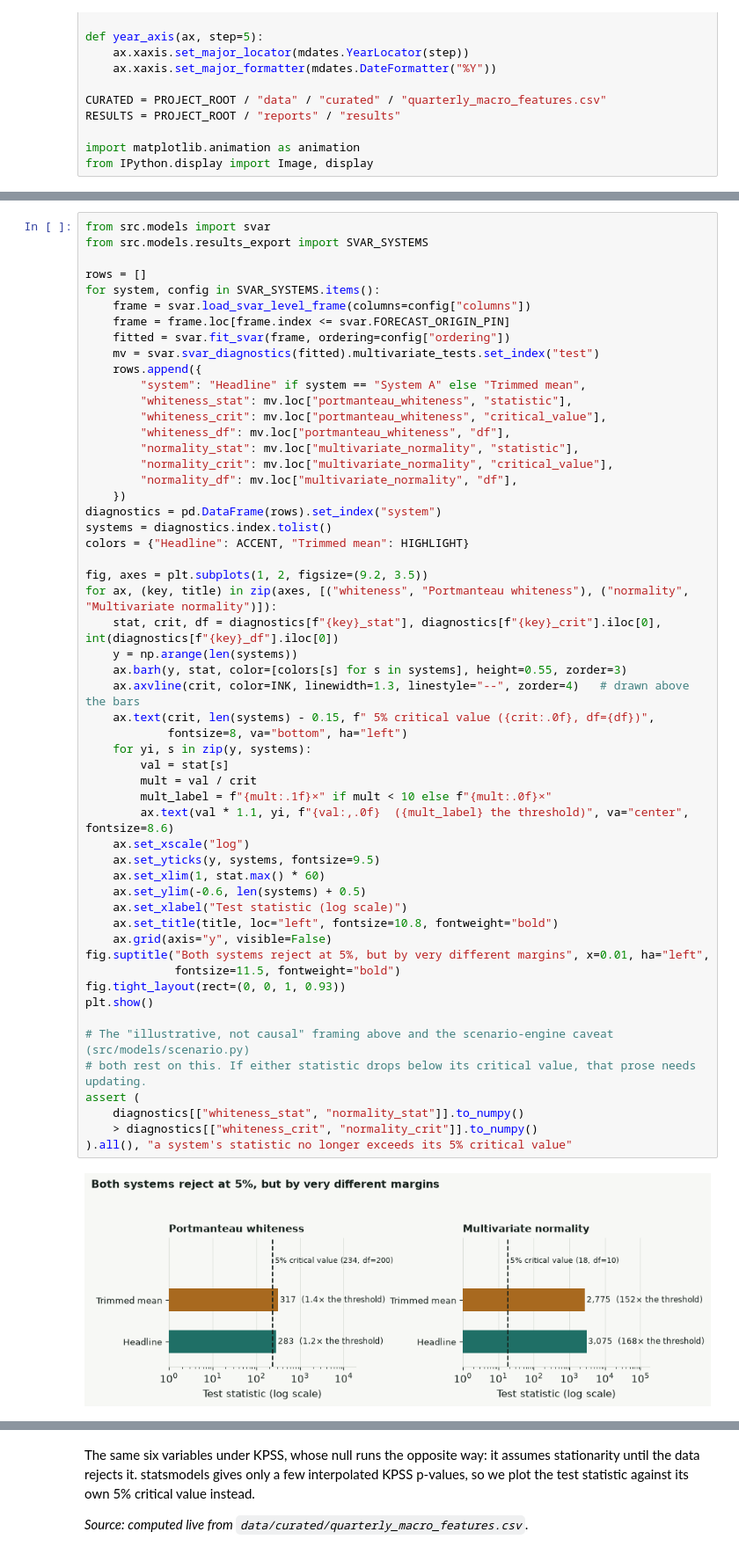
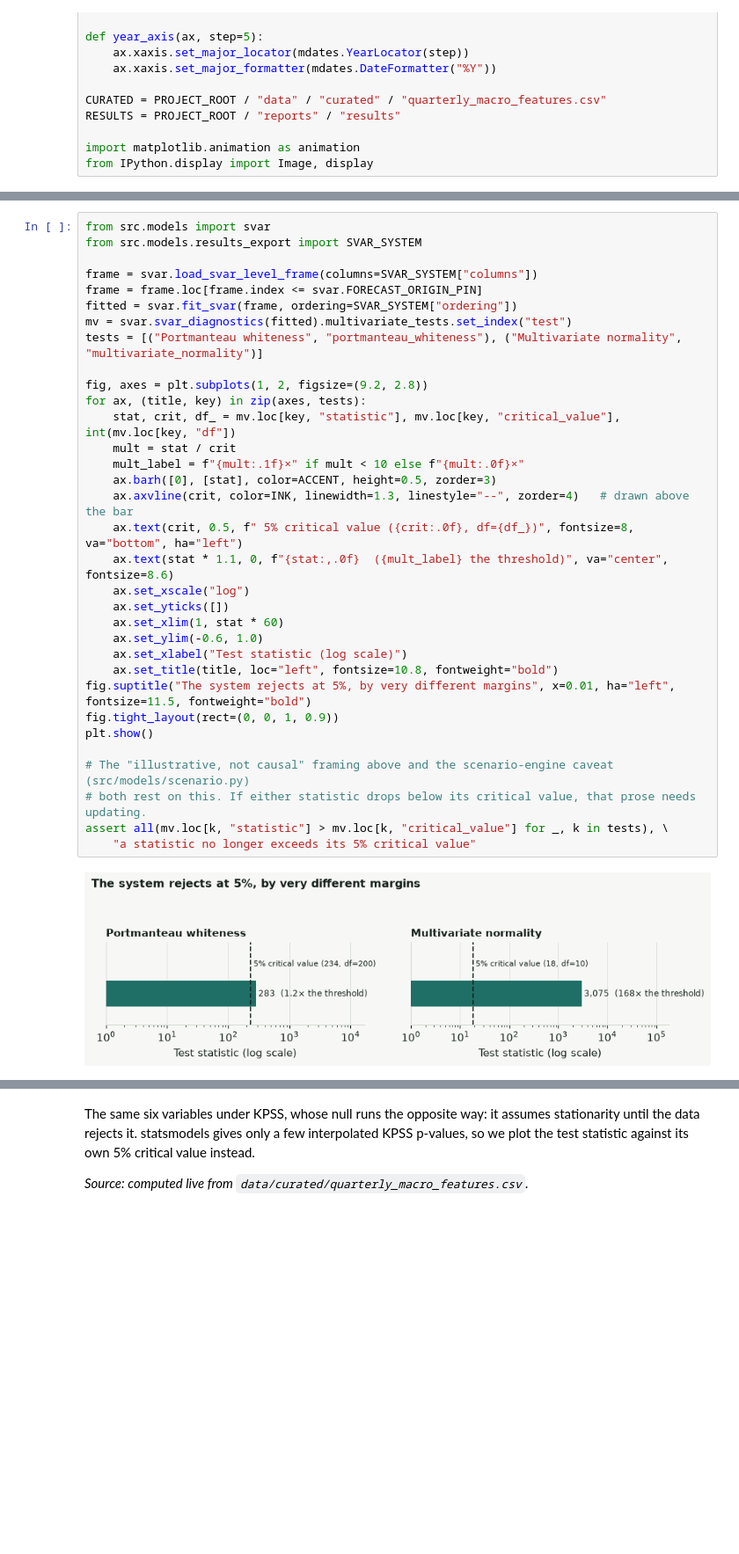
Before and after one commit to JuanVu1810/Australian-CPI-Forecast, a Jupyter notebook: book/australian_cpi_forecasting/04_modeling/44_svar.ipynb, the cells around one changed output, grey strips where cells are left out. Shown at 88% size. Saved outputs shown, nothing was run; the diff lists cells and outputs as text; blank space fills up the shorter version.

```diff
--- a/book/australian_cpi_forecasting/04_modeling/44_svar.ipynb
+++ b/book/australian_cpi_forecasting/04_modeling/44_svar.ipynb
@@ -60,58 +60,37 @@ The two failures aren't equally serious. The chart plots each test statistic aga
 *Source: `src/models/svar.py::svar_diagnostics`, computed live.*
 # %%
 from src.models import svar
-from src.models.results_export import SVAR_SYSTEMS
+from src.models.results_export import SVAR_SYSTEM
 
-rows = []
-for system, config in SVAR_SYSTEMS.items():
-    frame = svar.load_svar_level_frame(columns=config["columns"])
-    frame = frame.loc[frame.index <= svar.FORECAST_ORIGIN_PIN]
-    fitted = svar.fit_svar(frame, ordering=config["ordering"])
-    mv = svar.svar_diagnostics(fitted).multivariate_tests.set_index("test")
-    rows.append({
-        "system": "Headline" if system == "System A" else "Trimmed mean",
-        "whiteness_stat": mv.loc["portmanteau_whiteness", "statistic"],
-        "whiteness_crit": mv.loc["portmanteau_whiteness", "critical_value"],
-        "whiteness_df": mv.loc["portmanteau_whiteness", "df"],
-        "normality_stat": mv.loc["multivariate_normality", "statistic"],
-        "normality_crit": mv.loc["multivariate_normality", "critical_value"],
-        "normality_df": mv.loc["multivariate_normality", "df"],
-    })
-diagnostics = pd.DataFrame(rows).set_index("system")
-systems = diagnostics.index.tolist()
-colors = {"Headline": ACCENT, "Trimmed mean": HIGHLIGHT}
+frame = svar.load_svar_level_frame(columns=SVAR_SYSTEM["columns"])
+frame = frame.loc[frame.index <= svar.FORECAST_ORIGIN_PIN]
+fitted = svar.fit_svar(frame, ordering=SVAR_SYSTEM["ordering"])
+mv = svar.svar_diagnostics(fitted).multivariate_tests.set_index("test")
+tests = [("Portmanteau whiteness", "portmanteau_whiteness"), ("Multivariate normality", "multivariate_normality")]
 
-fig, axes = plt.subplots(1, 2, figsize=(9.2, 3.5))
-for ax, (key, title) in zip(axes, [("whiteness", "Portmanteau whiteness"), ("normality", "Multivariate normality")]):
-    stat, crit, df = diagnostics[f"{key}_stat"], diagnostics[f"{key}_crit"].iloc[0], int(diagnostics[f"{key}_df"].iloc[0])
-    y = np.arange(len(systems))
-    ax.barh(y, stat, color=[colors[s] for s in systems], height=0.55, zorder=3)
-    ax.axvline(crit, color=INK, linewidth=1.3, linestyle="--", zorder=4)   # drawn above the bars
-    ax.text(crit, len(systems) - 0.15, f" 5% critical value ({crit:.0f}, df={df})",
-            fontsize=8, va="bottom", ha="left")
-    for yi, s in zip(y, systems):
-        val = stat[s]
-        mult = val / crit
-        mult_label = f"{mult:.1f}×" if mult < 10 else f"{mult:.0f}×"
-        ax.text(val * 1.1, yi, f"{val:,.0f}  ({mult_label} the threshold)", va="center", fontsize=8.6)
+fig, axes = plt.subplots(1, 2, figsize=(9.2, 2.8))
+for ax, (title, key) in zip(axes, tests):
+    stat, crit, df_ = mv.loc[key, "statistic"], mv.loc[key, "critical_value"], int(mv.loc[key, "df"])
+    mult = stat / crit
+    mult_label = f"{mult:.1f}×" if mult < 10 else f"{mult:.0f}×"
+    ax.barh([0], [stat], color=ACCENT, height=0.5, zorder=3)
+    ax.axvline(crit, color=INK, linewidth=1.3, linestyle="--", zorder=4)   # drawn above the bar
+    ax.text(crit, 0.5, f" 5% critical value ({crit:.0f}, df={df_})", fontsize=8, va="bottom", ha="left")
+    ax.text(stat * 1.1, 0, f"{stat:,.0f}  ({mult_label} the threshold)", va="center", fontsize=8.6)
     ax.set_xscale("log")
-    ax.set_yticks(y, systems, fontsize=9.5)
-    ax.set_xlim(1, stat.max() * 60)
-    ax.set_ylim(-0.6, len(systems) + 0.5)
+    ax.set_yticks([])
+    ax.set_xlim(1, stat * 60)
+    ax.set_ylim(-0.6, 1.0)
     ax.set_xlabel("Test statistic (log scale)")
     ax.set_title(title, loc="left", fontsize=10.8, fontweight="bold")
-    ax.grid(axis="y", visible=False)
-fig.suptitle("Both systems reject at 5%, but by very different margins", x=0.01, ha="left",
-             fontsize=11.5, fontweight="bold")
-fig.tight_layout(rect=(0, 0, 1, 0.93))
+fig.suptitle("The system rejects at 5%, by very different margins", x=0.01, ha="left", fontsize=11.5, fontweight="bold")
+fig.tight_layout(rect=(0, 0, 1, 0.9))
 plt.show()
 
 # The "illustrative, not causal" framing above and the scenario-engine caveat (src/models/scenario.py)
 # both rest on this. If either statistic drops below its critical value, that prose needs updating.
-assert (
-    diagnostics[["whiteness_stat", "normality_stat"]].to_numpy()
-    > diagnostics[["whiteness_crit", "normality_crit"]].to_numpy()
-).all(), "a system's statistic no longer exceeds its 5% critical value"
+assert all(mv.loc[k, "statistic"] > mv.loc[k, "critical_value"] for _, k in tests), \
+    "a statistic no longer exceeds its 5% critical value"
 # %% [output]
-[figure, old version]
+[figure, new version]
 # %% [markdown]
```
Also changed, not shown: parts of 21 cells of this notebook, 31 other files.
